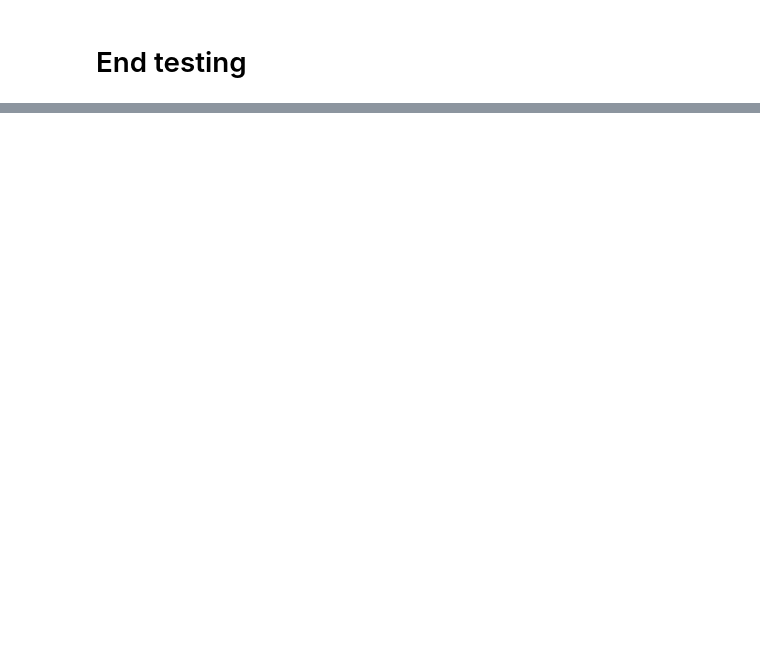
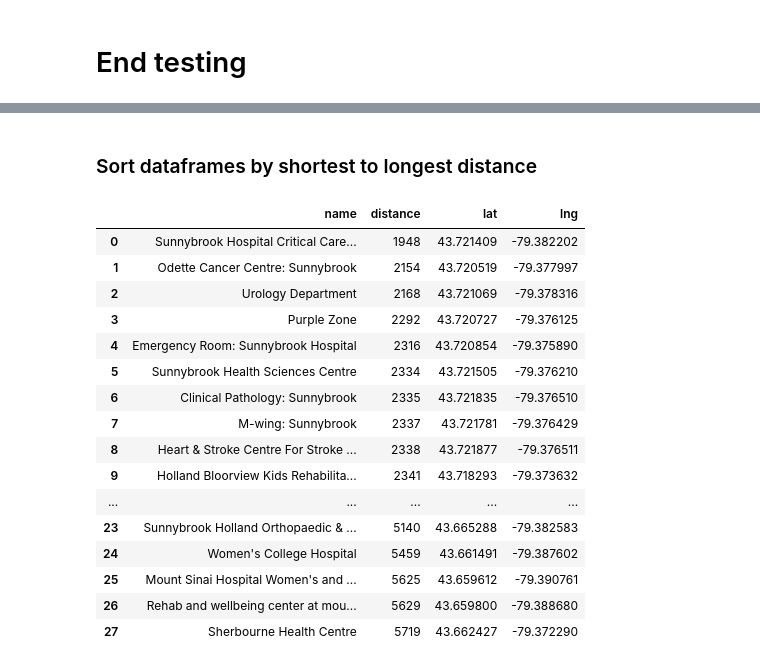
Before and after one commit to genephoenix/Coursera_Capstone, a Jupyter notebook: Capstone Project Notebook.ipynb, the cells around one changed output, grey strips where cells are left out. Cells and saved outputs as stored; diff of their text form; code cells hidden in the pictures; blank space fills up the shorter version.

```diff
--- a/Capstone Project Notebook.ipynb
+++ b/Capstone Project Notebook.ipynb
@@ -1323,0 +1313,5 @@ dataframe_filtered
+# %%
+#remove rows which have veterinary in it
+
+dataframe_filtered = dataframe_filtered[~dataframe_filtered.name.str.contains("Veterinary")]
+dataframe_filtered.shape
@@ -1484,0 +1527,3 @@ toronto_map
+# %%
+neighbourhood_hospital_dist = dataframe_filtered[['name', 'distance', 'lat', 'lng']]
+neighbourhood_hospital_dist.head()
@@ -1484,0 +1550,28 @@ toronto_map
+# %% [markdown]
+### Sort dataframes by shortest to longest distance
+# %%
+#sort by distance
+
+neighbourhood_hospital_dist = neighbourhood_hospital_dist.sort_values('distance')
+vuln_hospital_dist = vuln_hospital_dist.sort_values('distance')
+# %%
+neighbourhood_hospital_dist = neighbourhood_hospital_dist.reset_index(drop=True)
+neighbourhood_hospital_dist
+# %% [output]
+|  | name | distance | lat | lng |
+| 0 | Sunnybrook Hospital Critical Care... | 1948 | 43.721409 | -79.382202 |
+| 1 | Odette Cancer Centre: Sunnybrook | 2154 | 43.720519 | -79.377997 |
+| 2 | Urology Department | 2168 | 43.721069 | -79.378316 |
+| 3 | Purple Zone | 2292 | 43.720727 | -79.376125 |
+| 4 | Emergency Room: Sunnybrook Hospital | 2316 | 43.720854 | -79.375890 |
+| 5 | Sunnybrook Health Sciences Centre | 2334 | 43.721505 | -79.376210 |
+| 6 | Clinical Pathology: Sunnybrook | 2335 | 43.721835 | -79.376510 |
+| 7 | M-wing: Sunnybrook | 2337 | 43.721781 | -79.376429 |
+| 8 | Heart & Stroke Centre For Stroke ... | 2338 | 43.721877 | -79.376511 |
+| 9 | Holland Bloorview Kids Rehabilita... | 2341 | 43.718293 | -79.373632 |
+| ... | ... | ... | ... | ... |
+| 23 | Sunnybrook Holland Orthopaedic & ... | 5140 | 43.665288 | -79.382583 |
+| 24 | Women's College Hospital | 5459 | 43.661491 | -79.387602 |
+| 25 | Mount Sinai Hospital Women's and ... | 5625 | 43.659612 | -79.390761 |
+| 26 | Rehab and wellbeing center at mou... | 5629 | 43.659800 | -79.388680 |
+| 27 | Sherbourne Health Centre | 5719 | 43.662427 | -79.372290 |
```
Also changed, not shown: parts of 103 cells of this notebook.
